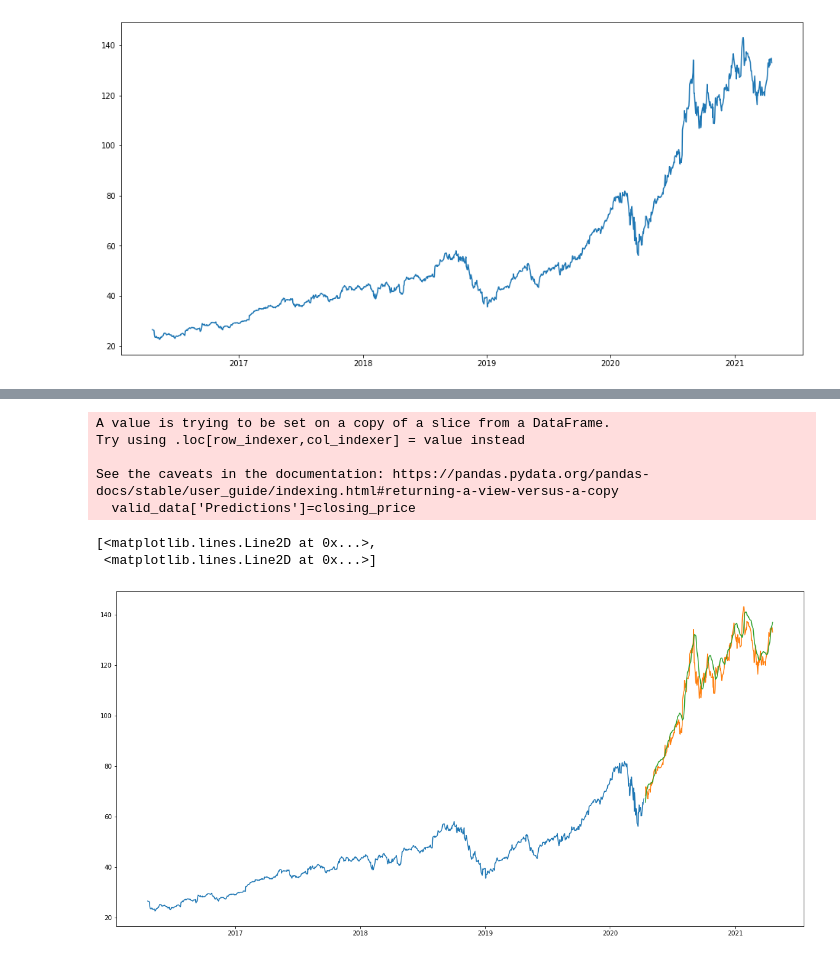
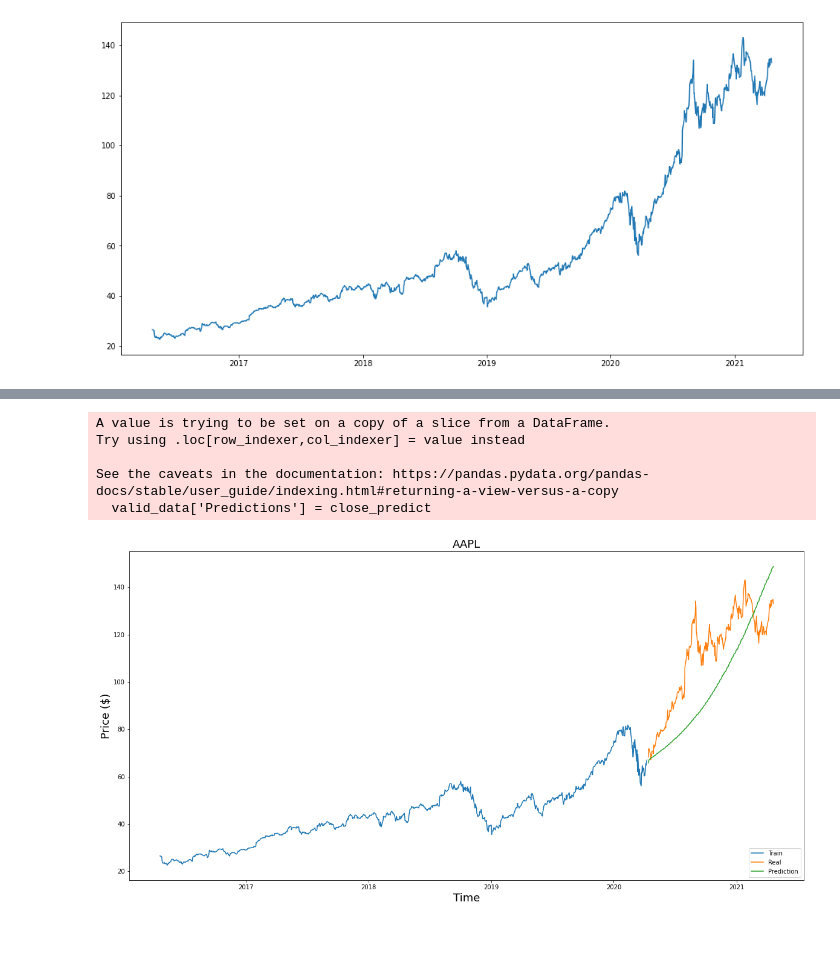
Before and after one commit to penachett/stock_price_prediction_app, a Jupyter notebook: ml/try2.ipynb, the cells around one changed output, grey strips where cells are left out. Cells and saved outputs as stored; diff of their text form; code cells hidden in the pictures.

Commit message:
lstm model (seq prediction by last n days)

```diff
--- a/ml/try2.ipynb
+++ b/ml/try2.ipynb
@@ -28,6 +28,8 @@ plt.plot(df["Close"],label='Close Price history')
 # %% [output]
 [<matplotlib.lines.Line2D at 0x...>]
 [figure]
+# %%
+days_watching = 200
 # %%
 data = df.sort_index(ascending=True,axis=0)
 df_new = pd.DataFrame(index=range(0,len(df)),columns=['Date','Close'])
@@ -80,8 +69,9 @@ x_train_data = np.reshape(x_train_data,(x_train_data.shape[0],x_train_data.shape
 # %%
 lstm_model = Sequential()
-lstm_model.add(LSTM(units=50,return_sequences=True,input_shape=(x_train_data.shape[1],1)))
-lstm_model.add(LSTM(units=50))
+lstm_model.add(LSTM(units=75,return_sequences=False,input_shape=(x_train_data.shape[1],1)))
+# lstm_model.add(LSTM(units=30, return_sequences=True))
+# lstm_model.add(LSTM(units=30))
 lstm_model.add(Dense(1))
 lstm_model.compile(loss='mean_squared_error',optimizer='adam')
-lstm_model.fit(x_train_data,y_train_data,epochs=1,batch_size=1,verbose=2)
+lstm_model.fit(x_train_data,y_train_data,epochs=3,batch_size=1,verbose=2)
 # %% [output]
@@ -89,32 +84,62 @@ lstm_model.fit(x_train_data,y_train_data,epochs=1,batch_size=1,verbose=2)
 <tensorflow.python.keras.callbacks.History at 0x...>
 # %%
-inputs_data = df_new[len(df_new)-len(valid_data)-60:].values
+inputs_data = df_new[len(df_new)-len(valid_data)-days_watching:].values
 inputs_data = inputs_data.reshape(-1,1)
 inputs_data = scaler.transform(inputs_data)
 
+# print("days in test", inputs_data.shape[0])
+base_q = []
+base_q.append(inputs_data[0:days_watching,0])
+# print(base_q)
+# print(base_q[0])
+close_predict = []
 
-X_test = []
-for i in range(60,inputs_data.shape[0]):
-    X_test.append(inputs_data[i-60:i,0])
-X_test = np.array(X_test)
+for i in range(days_watching,inputs_data.shape[0]):
+# for i in range(days_watching,days_watching+10):
+# TODO: optimize
+    X_test = base_q.copy()
+    X_test = np.array(X_test)
+    X_test = np.reshape(X_test,(X_test.shape[0],X_test.shape[1],1))
+    closing_price = lstm_model.predict(X_test)
+    base_q[0] = np.delete(base_q[0],0)
+    base_q[0] = np.append(base_q[0],closing_price)
+    closing_price = scaler.inverse_transform(closing_price)
+#     (base_q[0]).append(closing_price)
+#     print(base_q)
+#     print(closing_price)
+    close_predict.append(closing_price)
+#     X_test.append(base_q[0:days_watching])
+# X_test = []
+# X_test.append(inputs_data[0:days_watching,0])
+# for i in range(days_watching,inputs_data.shape[0]):
+#     X_test.append(inputs_data[i-days_watching:i,0])
 
-X_test = np.reshape(X_test,(X_test.shape[0],X_test.shape[1],1))
-closing_price = lstm_model.predict(X_test)
-closing_price = scaler.inverse_transform(closing_price)
 
-lstm_model.save("saved_lstm_model.h5")
+
+# X_test = np.array(X_test)
+
+# X_test = np.reshape(X_test,(X_test.shape[0],X_test.shape[1],1))
+# closing_price = lstm_model.predict(X_test)
+# closing_price = scaler.inverse_transform(closing_price)
+# print(X_test, "\n", closing_price)
+
 
 train_data = df_new[:1000]
 valid_data = df_new[1000:]
-valid_data['Predictions'] = closing_price
+valid_data['Predictions'] = close_predict
+plt.title('AAPL', fontsize=18)
+plt.xlabel('Time',fontsize=18)
+plt.ylabel('Price ($)',fontsize=18)
 plt.plot(train_data["Close"])
 plt.plot(valid_data[['Close',"Predictions"]])
+plt.legend(['Train', 'Real', 'Prediction' ], loc='lower right')
+
+lstm_model.save("saved_lstm_model.h5")
+# model = keras.models.load_model('path/to/location')
 # %% [output]
 A value is trying to be set on a copy of a slice from a DataFrame.
 Try using .loc[row_indexer,col_indexer] = value instead
 
 See the caveats in the documentation: https://pandas.pydata.org/pandas-docs/stable/user_guide/indexing.html#returning-a-view-versus-a-copy
-  valid_data['Predictions']=closing_price
+  valid_data['Predictions'] = close_predict
-[<matplotlib.lines.Line2D at 0x...>,
- <matplotlib.lines.Line2D at 0x...>]
-[figure, old version]
+[figure, new version]
```
Also changed, not shown: parts of 2 cells of this notebook, 3 other files.
